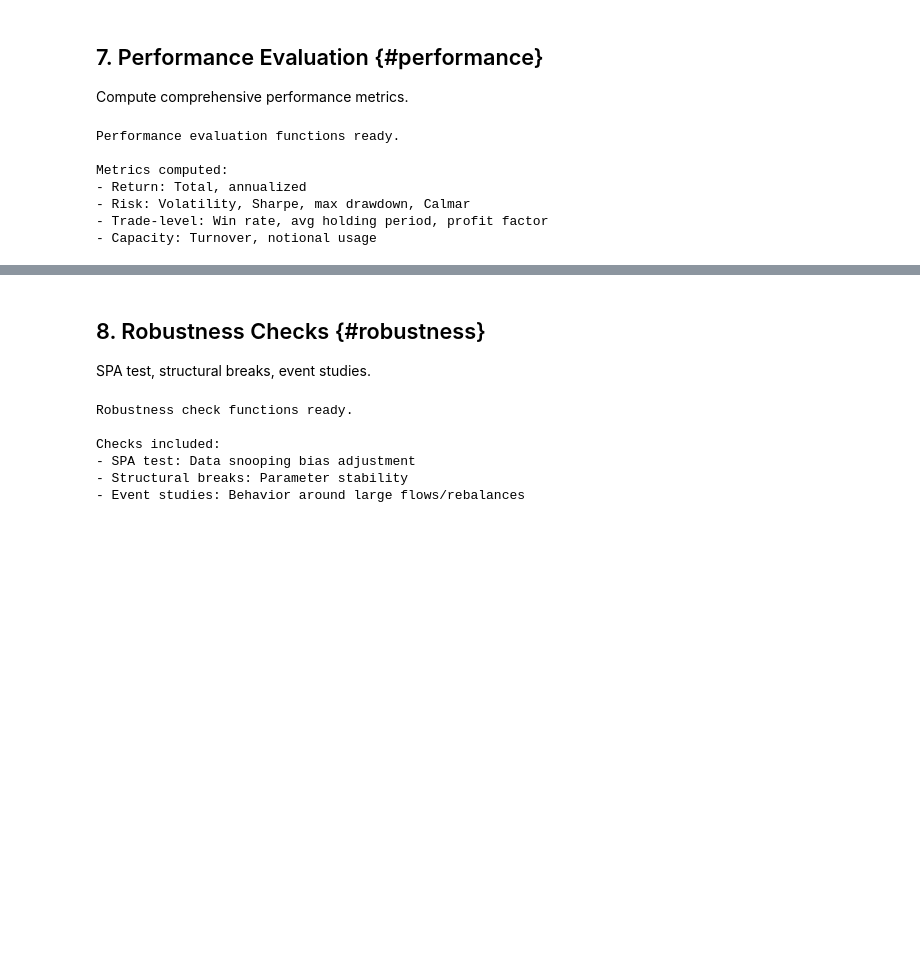
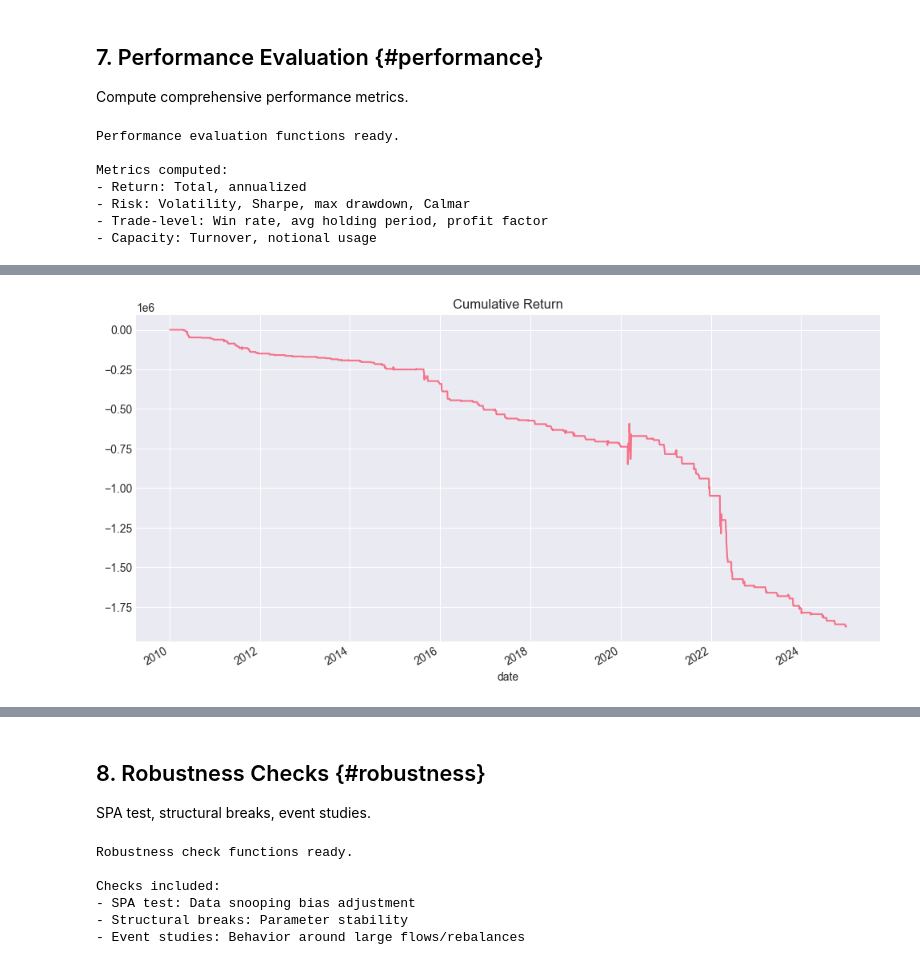
Before and after one commit to chalakorn49265/Statistical-Arbitrage-Group9, a Jupyter notebook: project/final_proj.ipynb, the cells around one changed output, grey strips where cells are left out. Saved outputs shown, nothing was run; the diff lists cells and outputs as text; code cells hidden in the pictures; blank space fills up the shorter version.

```diff
--- a/project/final_proj.ipynb
+++ b/project/final_proj.ipynb
@@ -564,0 +533,97 @@ metrics
+# %%
+# FIXED: Corrected strategy returns calculation
+# The issue was: using current positions with current returns and not normalizing by notional
+
+def compute_strategy_returns_fixed(signals, pair_data, cost_config=None):
+    """
+    Compute strategy returns CORRECTLY from signals and pair data.
+
+    Key fixes:
+    1. Use PREVIOUS position with CURRENT returns (positions set at end of day)
+    2. Normalize by notional to get percentage returns (not dollar P&L)
+    3. Proper transaction cost calculation
+
+    Parameters:
+    -----------
+    signals : pd.DataFrame
+        Signals dataframe with columns: signal, position_size_A, position_size_B
+    pair_data : pd.DataFrame
+        Pair data with columns: returns_A, returns_B
+    cost_config : dict or None
+        Cost configuration (transaction_cost_bps, spread_cost_bps)
+        If None, uses config.BACKTEST_CONFIG
+
+    Returns:
+    --------
+    pd.Series : Strategy returns (as percentage, not dollar amounts)
+    """
+    if cost_config is None:
+        cost_config = config.BACKTEST_CONFIG
+
+    # Align data
+    common_idx = signals.index.intersection(pair_data.index)
+
+    # Get returns
+    returns_a = pair_data.loc[common_idx, 'returns_A']
+    returns_b = pair_data.loc[common_idx, 'returns_B']
+
+    # Position sizes
+    pos_a = signals.loc[common_idx, 'position_size_A'].fillna(0.0)
+    pos_b = signals.loc[common_idx, 'position_size_B'].fillna(0.0)
+
+    # Compute strategy returns properly:
+    # 1. Use PREVIOUS position with CURRENT returns (positions are set at end of day)
+    # 2. Normalize by notional to get percentage returns
+    transaction_cost_bps = cost_config.get('transaction_cost_bps', 0) / 10000
+    spread_cost_bps = cost_config.get('spread_cost_bps', 5) / 10000
+
+    strategy_returns = pd.Series(index=common_idx, data=0.0)
+    prev_pos_a = 0.0
+    prev_pos_b = 0.0
+
+    for i, date in enumerate(common_idx):
+        curr_pos_a = pos_a.loc[date]
+        curr_pos_b = pos_b.loc[date]
+
+        # Position changes (for transaction costs)
+        delta_a = curr_pos_a - prev_pos_a
+        delta_b = curr_pos_b - prev_pos_b
+
+        # Transaction costs
+        turnover_a = abs(delta_a)
+        turnover_b = abs(delta_b)
+        total_cost = (turnover_a + turnover_b) * (transaction_cost_bps + spread_cost_bps)
+
+        # P&L from positions (use previous position with current returns)
+        if i > 0:
+            pnl_from_positions = (
+                prev_pos_a * returns_a.loc[date] +
+                prev_pos_b * returns_b.loc[date]
+            )
+            # Normalize by PREVIOUS notional (the capital at risk)
+            prev_notional = abs(prev_pos_a) + abs(prev_pos_b)
+            if prev_notional > 0:
+                strategy_returns.loc[date] = (pnl_from_positions - total_cost) / prev_notional
+            else:
+                strategy_returns.loc[date] = 0.0
+        else:
+            strategy_returns.loc[date] = 0.0
+
+        # Update previous positions
+        prev_pos_a = curr_pos_a
+        prev_pos_b = curr_pos_b
+
+    return strategy_returns
+
+print("✓ Fixed strategy returns function ready")
+print("\nKey fixes:")
+print("1. Uses PREVIOUS position with CURRENT returns")
+print("2. Normalizes by notional to get percentage returns")
+print("3. Proper transaction cost calculation")
+print("\nUse: strategy_returns = compute_strategy_returns_fixed(signals, pair_data)")
+
+
+strategy_returns = compute_strategy_returns(signals, pair_data, config.BACKTEST_CONFIG)
+
+(strategy_returns.cumsum()).plot(title='Cumulative Return')
+# %% [output]
@@ -564,0 +639 @@ metrics
+[figure, added]
```
Also changed, not shown: parts of 8 cells of this notebook.
